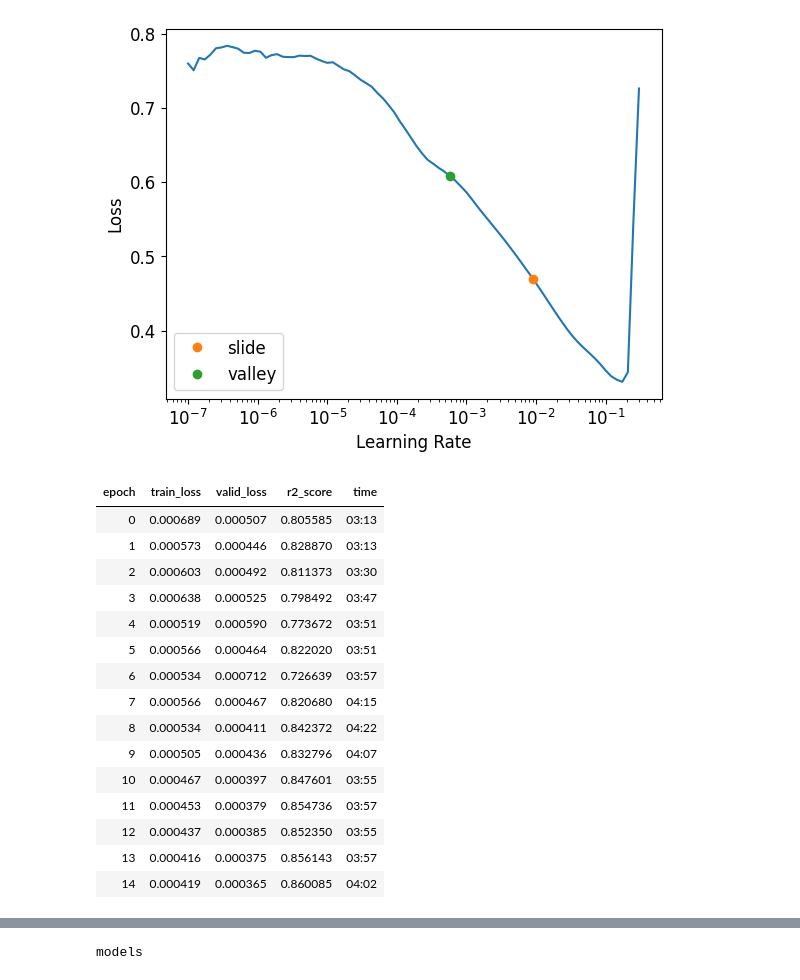
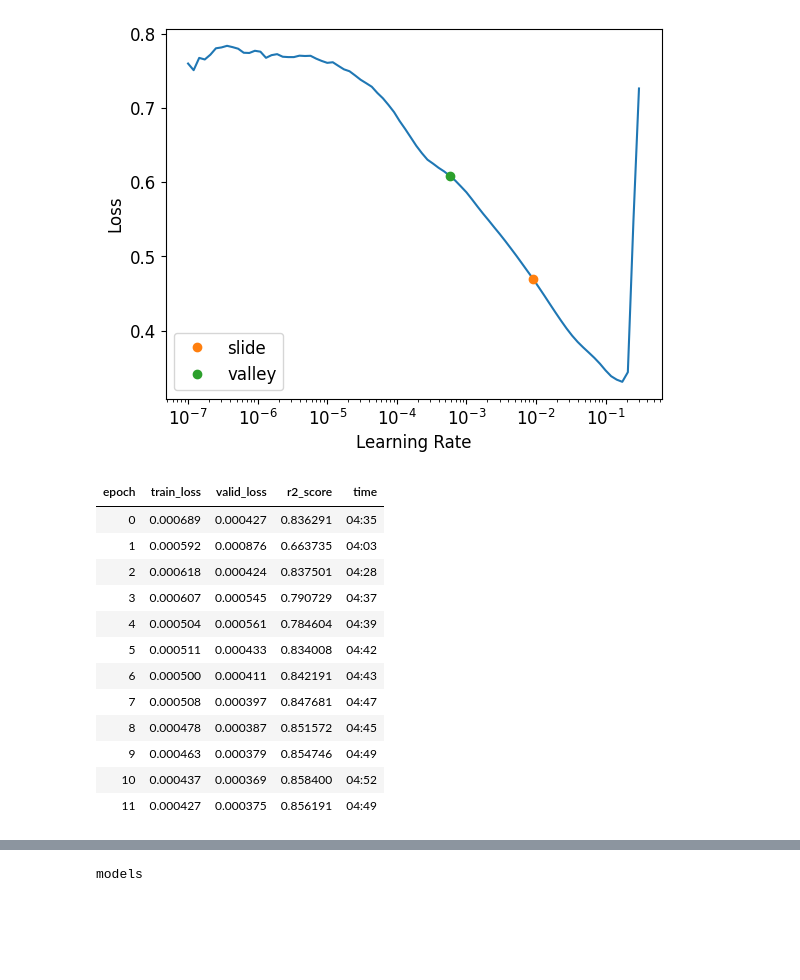
Before and after one commit to rubanzasilva/flood_prediction, a Jupyter notebook: s04e05-fastai.ipynb, the cells around one changed output, grey strips where cells are left out. Saved outputs shown, nothing was run; the diff lists cells and outputs as text; code cells hidden in the pictures; blank space fills up the shorter version.

```diff
--- a/s04e05-fastai.ipynb
+++ b/s04e05-fastai.ipynb
@@ -194,21 +194,18 @@ SuggestedLRs(slide=0.009120108559727669, valley=0.0005754399462603033)
 [figure]
 # %%
 %%time
-learn.fit_one_cycle(15,0.02)
+learn.fit_one_cycle(12,0.02)
 # %% [output]
 | epoch | train_loss | valid_loss | r2_score | time |
-| 0 | 0.000689 | 0.000507 | 0.805585 | 03:13 |
-| 1 | 0.000573 | 0.000446 | 0.828870 | 03:13 |
-| 2 | 0.000603 | 0.000492 | 0.811373 | 03:30 |
-| 3 | 0.000638 | 0.000525 | 0.798492 | 03:47 |
-| 4 | 0.000519 | 0.000590 | 0.773672 | 03:51 |
-| 5 | 0.000566 | 0.000464 | 0.822020 | 03:51 |
-| 6 | 0.000534 | 0.000712 | 0.726639 | 03:57 |
-| 7 | 0.000566 | 0.000467 | 0.820680 | 04:15 |
-| 8 | 0.000534 | 0.000411 | 0.842372 | 04:22 |
-| 9 | 0.000505 | 0.000436 | 0.832796 | 04:07 |
-| 10 | 0.000467 | 0.000397 | 0.847601 | 03:55 |
-| 11 | 0.000453 | 0.000379 | 0.854736 | 03:57 |
-| 12 | 0.000437 | 0.000385 | 0.852350 | 03:55 |
-| 13 | 0.000416 | 0.000375 | 0.856143 | 03:57 |
-| 14 | 0.000419 | 0.000365 | 0.860085 | 04:02 |
+| 0 | 0.000689 | 0.000427 | 0.836291 | 04:35 |
+| 1 | 0.000592 | 0.000876 | 0.663735 | 04:03 |
+| 2 | 0.000618 | 0.000424 | 0.837501 | 04:28 |
+| 3 | 0.000607 | 0.000545 | 0.790729 | 04:37 |
+| 4 | 0.000504 | 0.000561 | 0.784604 | 04:39 |
+| 5 | 0.000511 | 0.000433 | 0.834008 | 04:42 |
+| 6 | 0.000500 | 0.000411 | 0.842191 | 04:43 |
+| 7 | 0.000508 | 0.000397 | 0.847681 | 04:47 |
+| 8 | 0.000478 | 0.000387 | 0.851572 | 04:45 |
+| 9 | 0.000463 | 0.000379 | 0.854746 | 04:49 |
+| 10 | 0.000437 | 0.000369 | 0.858400 | 04:52 |
+| 11 | 0.000427 | 0.000375 | 0.856191 | 04:49 |
```
Also changed, not shown: parts of 31 cells of this notebook.
